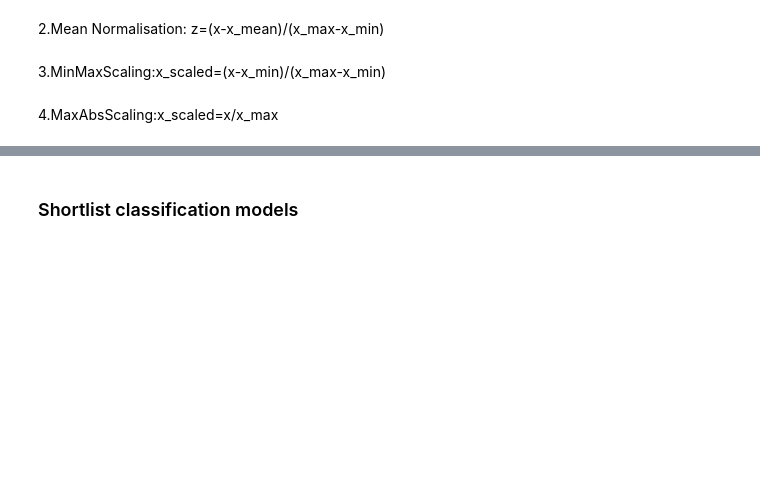
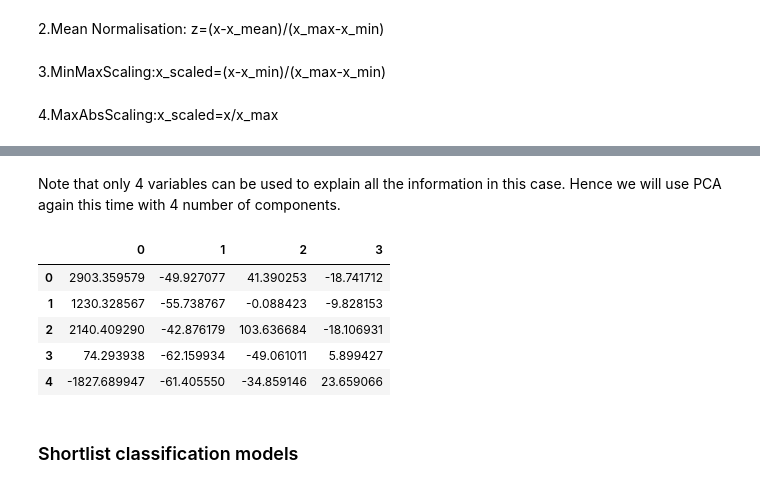
Before and after one commit to shubh1608/Jupyter-Notebook-Template, a Jupyter notebook: notebok_template.ipynb, the cells around one changed output, grey strips where cells are left out. Cells and saved outputs as stored; diff of their text form; code cells hidden in the pictures; blank space fills up the shorter version.

```diff
--- a/notebok_template.ipynb
+++ b/notebok_template.ipynb
@@ -961,2 +1096,16 @@ In above pipeline class, instead of mentioning the transformer we can specify "d
+# %% [markdown]
+Note that only 4 variables can be used to explain all the information in this case. Hence we will use PCA again this time with 4 number of components.
+# %%
+pca = PCA(n_components=4)
+x_train_pca = pca.fit_transform(x_train)
+x_train_pca = pd.DataFrame(x_train_pca)
+x_train_pca.head()
+# %% [output]
+|  | 0 | 1 | 2 | 3 |
+| 0 | 2903.359579 | -49.927077 | 41.390253 | -18.741712 |
+| 1 | 1230.328567 | -55.738767 | -0.088423 | -9.828153 |
+| 2 | 2140.409290 | -42.876179 | 103.636684 | -18.106931 |
+| 3 | 74.293938 | -62.159934 | -49.061011 | 5.899427 |
+| 4 | -1827.689947 | -61.405550 | -34.859146 | 23.659066 |
 # %% [markdown]
 ### Shortlist classification models
```
Also changed, not shown: parts of 119 cells of this notebook.
